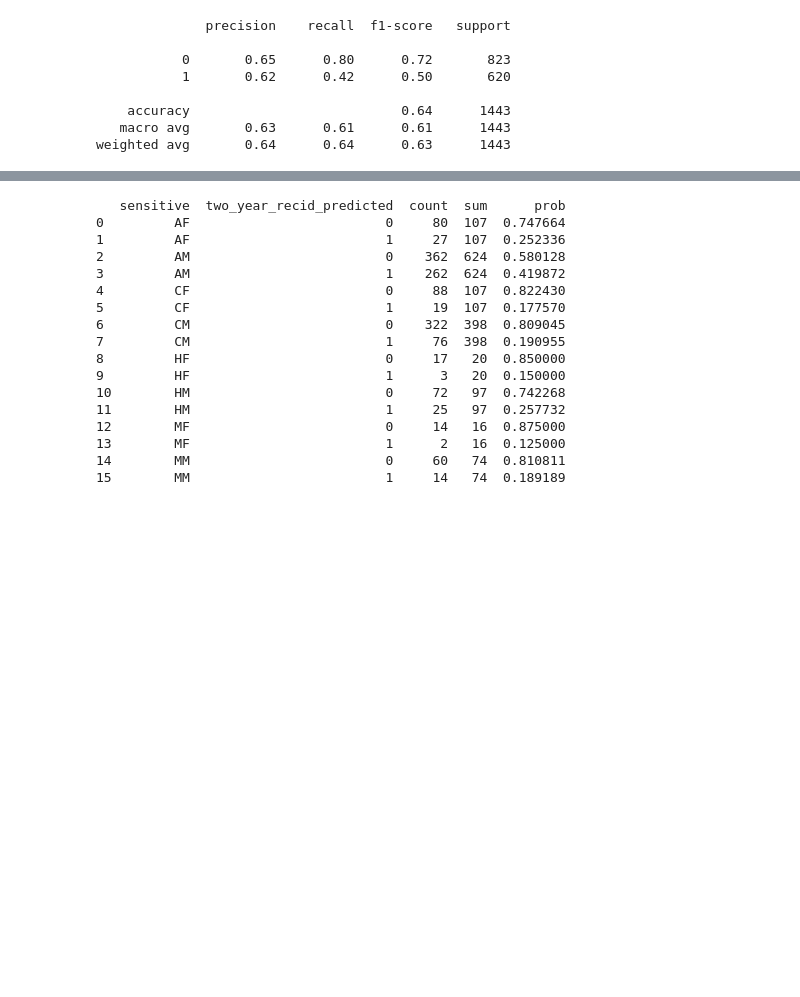
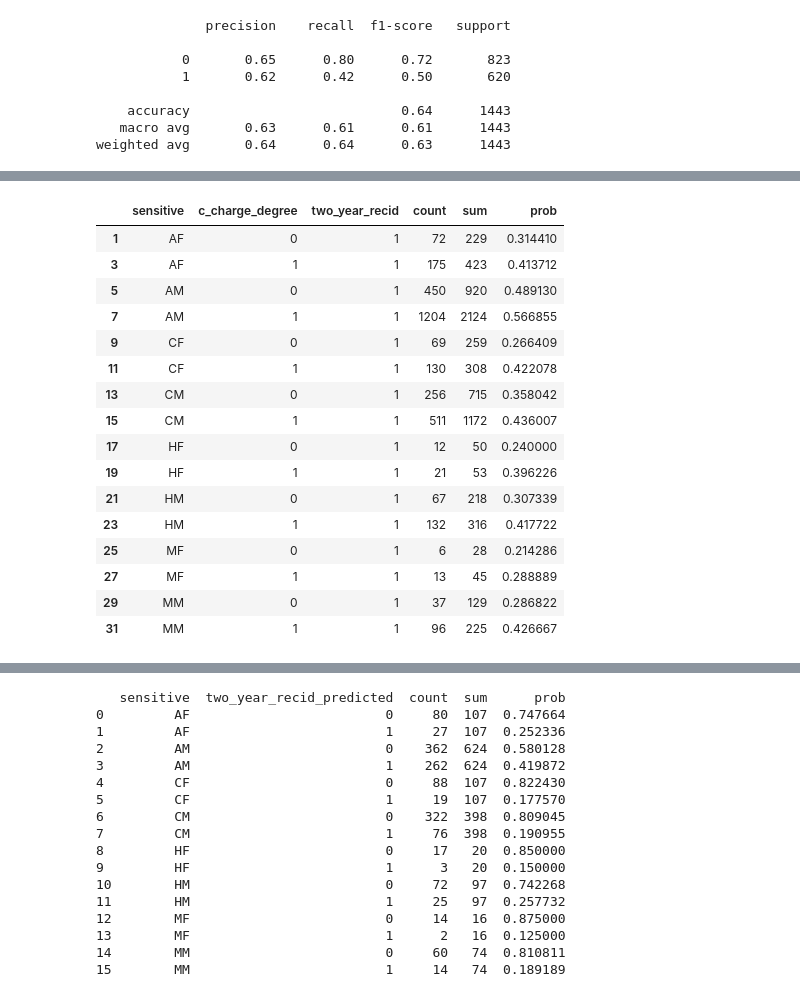
Before and after one commit to AnnaKuokkanen/FairnessProject, a Jupyter notebook: Project3.ipynb, the cells around one changed output, grey strips where cells are left out. Drawn from its saved outputs; the diff is of its cells as text; code cells hidden in the pictures; blank space fills up the shorter version.

```diff
--- a/Project3.ipynb
+++ b/Project3.ipynb
@@ -117,8 +121,8 @@ def individual_fairness(df, charge_column,outcome_column):
 # Call the function with the appropriate file path and charge column
 df = pd.read_csv('data_clean.csv')
 
-df_summary = individual_fairness(df, "c_charge_degree", 'two_year_recid')
-#df_summary = individual_fairness(df, "priors_count", 'two_year_recid')
+#data_summary = individual_fairness(df, "c_charge_degree", 'two_year_recid')
+data_summary = individual_fairness(df, "age_cat", 'two_year_recid')
 #df_summary = individual_fairness(df, "age_cat" , 'two_year_recid')
 #df_summary = individual_fairness(df, "juv_fel_count" , 'two_year_recid')
 #df_summary = individual_fairness(df, "c_charge_degree", 'two_year_recid')
@@ -183,12 +187,14 @@ def group_fairness(df, sensitive_column, outcome_column):
 
     # Calculate probabilities
     df_summary["prob"] = df_summary["count"] / df_summary["sum"]
-
+    print(outcome_column)
+    df_summary = df_summary[df_summary[outcome_column]==1]
+    # Print the summary
     # Print the summary
     print(df_summary)
 
     return df_summary
 # %%
 df = pd.read_csv('data_clean.csv')
-df_summary = group_fairness(df,"sensitive",'two_year_recid')
+data_summary = group_fairness(df,"sensitive",'two_year_recid')
 # %% [output]
@@ -293,0 +302,20 @@ result = individual_fairness(all_results, "c_charge_degree", 'two_year_recid_pre
+# %%
+data_summary
+# %% [output]
+|  | sensitive | c_charge_degree | two_year_recid | count | sum | prob |
+| 1 | AF | 0 | 1 | 72 | 229 | 0.314410 |
+| 3 | AF | 1 | 1 | 175 | 423 | 0.413712 |
+| 5 | AM | 0 | 1 | 450 | 920 | 0.489130 |
+| 7 | AM | 1 | 1 | 1204 | 2124 | 0.566855 |
+| 9 | CF | 0 | 1 | 69 | 259 | 0.266409 |
+| 11 | CF | 1 | 1 | 130 | 308 | 0.422078 |
+| 13 | CM | 0 | 1 | 256 | 715 | 0.358042 |
+| 15 | CM | 1 | 1 | 511 | 1172 | 0.436007 |
+| 17 | HF | 0 | 1 | 12 | 50 | 0.240000 |
+| 19 | HF | 1 | 1 | 21 | 53 | 0.396226 |
+| 21 | HM | 0 | 1 | 67 | 218 | 0.307339 |
+| 23 | HM | 1 | 1 | 132 | 316 | 0.417722 |
+| 25 | MF | 0 | 1 | 6 | 28 | 0.214286 |
+| 27 | MF | 1 | 1 | 13 | 45 | 0.288889 |
+| 29 | MM | 0 | 1 | 37 | 129 | 0.286822 |
+| 31 | MM | 1 | 1 | 96 | 225 | 0.426667 |
```
Also changed, not shown: parts of 9 cells of this notebook.
